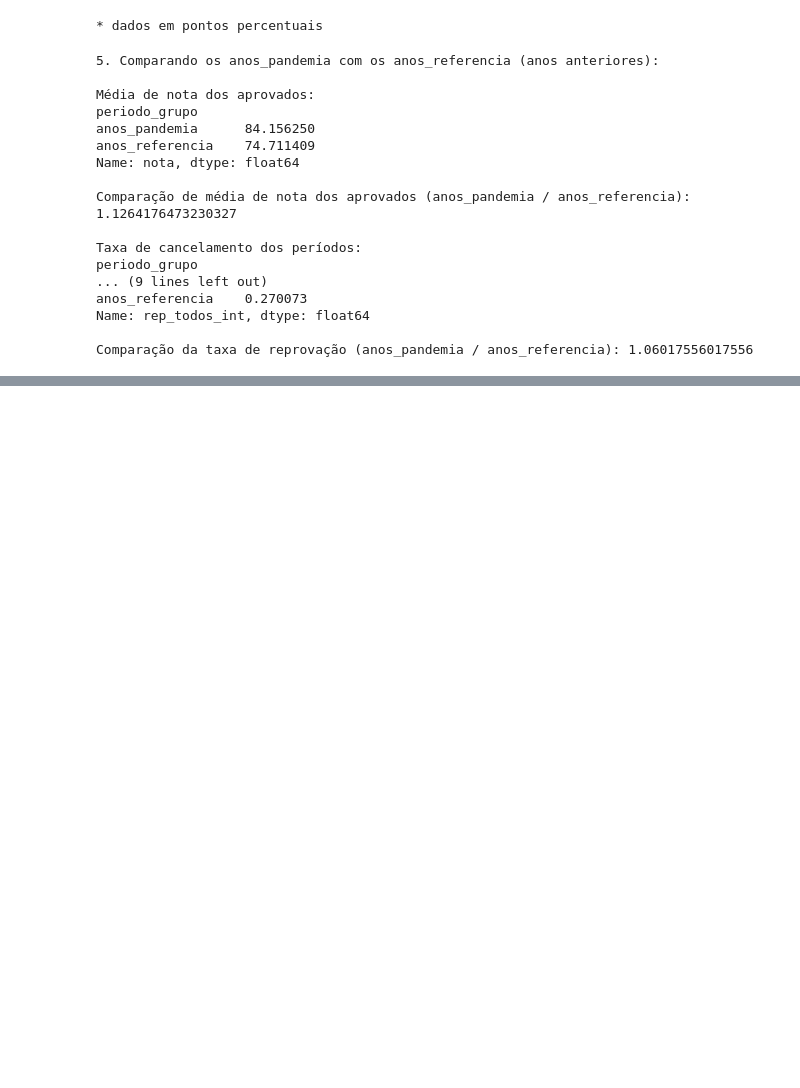
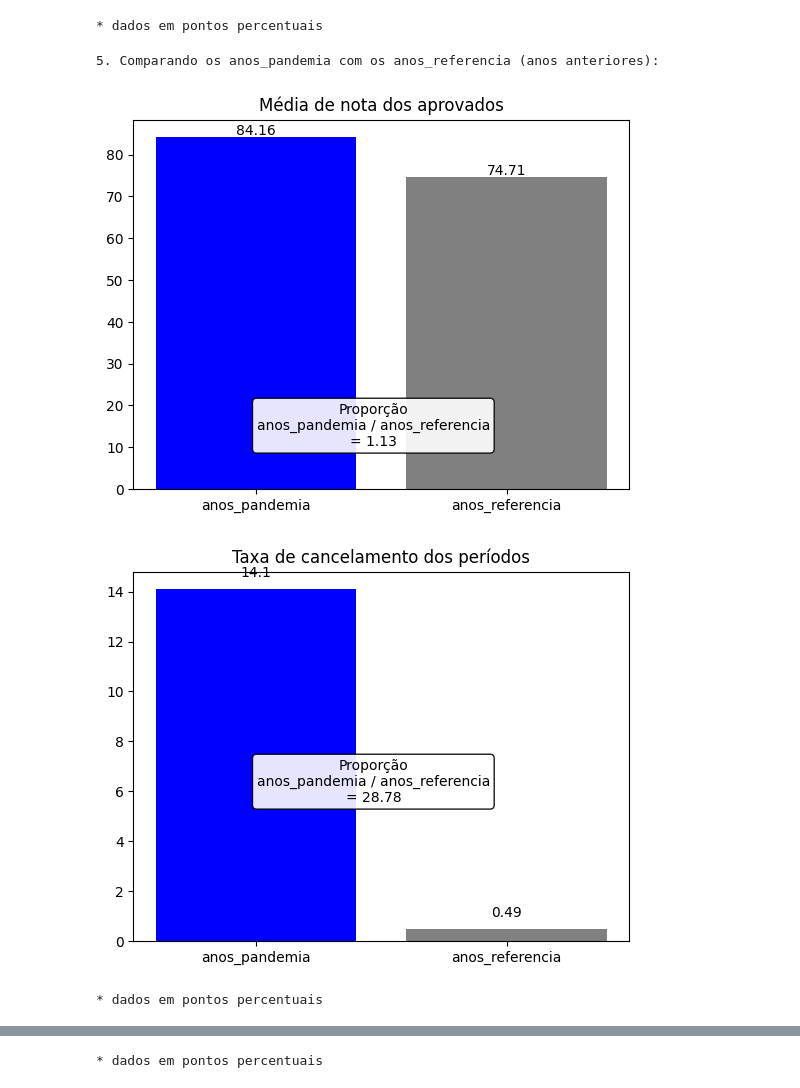
Before and after one commit to gab-berger/dsbd-pos, a Jupyter notebook: linguagem_programacao/python/trabalho1_analise_final.ipynb, the cells around one changed output, grey strips where cells are left out. Cells and saved outputs as stored; diff of their text form; code cells hidden in the pictures; blank space fills up the shorter version.

```diff
--- a/linguagem_programacao/python/trabalho1_analise_final.ipynb
+++ b/linguagem_programacao/python/trabalho1_analise_final.ipynb
@@ -43,7 +43,7 @@ rep_freq = df[df['status']=='R-freq']
 def fprc(numero):
     return "{:.2%}".format(numero)
 
-def gen_bar_graph(data:pd.Series,avg:float,title:str,leg_pos:str='lower right'):
+def gen_bar_graph(data:pd.Series,avg:float,title:str,leg_pos:str='lower right')->plt.show:
     gr12 = data.plot(kind='bar')
     gr12.bar_label(gr12.containers[0],size=9)
     plt.title(title)
@@ -57,6 +57,15 @@ def gen_bar_graph(data:pd.Series,avg:float,title:str,leg_pos:str='lower right'):
     plt.legend(loc=leg_pos)
     plt.xticks(rotation=45)
     plt.show()
+
+def gen_2bar_graph(data:pd.Series,title:str,comment:str,com_pos:float=0.2)->plt.show:
+    x = range(len(data))
+    plt.bar(x, data, tick_label=data.index, color=['blue', 'gray'])
+    for i, value in enumerate(data):
+        plt.text(i, value + 0.5, str(value), ha='center')
+    plt.title(title)
+    plt.figtext(0.5, com_pos, comment, ha='center', bbox=dict(facecolor='white', alpha=0.9, boxstyle='round'))
+    plt.show()
 # %% [output]
 Este estudo analisa o aproveitamento de estudantes na disciplina ALGORITMOS 1 entre os anos de 2011 e 2022.
 Serão desconsiderados registros de equivalência por se tratar de outro processo.
@@ -110,53 +119,35 @@ Porcentagem de evasões no período total: 15.27
 # %%
 # 5. Como os anos de pandemia impactaram no rendimento dos estudantes?
 gp_ref = 'anos_pandemia'
 gp_comp = 'anos_referencia'
 
-print(f'\n5. Comparando os {gp_ref} com os {gp_comp} (anos anteriores):')
+print(f'5. Comparando os {gp_ref} com os {gp_comp} (anos anteriores):')
 
-rendimento_aprovados = aprovados.groupby('periodo_grupo')['nota'].mean()
+rendimento_aprovados = aprovados.groupby('periodo_grupo')['nota'].mean().round(2)
 rendimento_aprovados = rendimento_aprovados[[gp_ref,gp_comp]]
-print('\nMédia de nota dos aprovados:')
-print(rendimento_aprovados)
+comp_rendimento = (rendimento_aprovados[gp_ref] / rendimento_aprovados[gp_comp]).round(2)
+gen_2bar_graph(rendimento_aprovados,
+               'Média de nota dos aprovados',
+               f'Proporção\n{gp_ref} / {gp_comp}\n= '+str(comp_rendimento))
 
-comp_rendimento = (rendimento_aprovados[gp_ref] / rendimento_aprovados[gp_comp])
-print(f'\nComparação de média de nota dos aprovados ({gp_ref} / {gp_comp}):',end=' ')
-print(comp_rendimento)
+taxa_cancelamento = (df.groupby('periodo_grupo')['status_cancelado_int'].mean()*100).round(2)
+taxa_cancelamento = taxa_cancelamento[[gp_ref,gp_comp]]
+comp_taxa_cancelamento = (taxa_cancelamento[gp_ref] / taxa_cancelamento[gp_comp]).round(2)
+gen_2bar_graph(taxa_cancelamento,
+               'Taxa de cancelamento dos períodos',
+               f'Proporção\n{gp_ref} / {gp_comp}\n= '+str(comp_taxa_cancelamento),
+               com_pos=0.4)
+print('* dados em pontos percentuais')
 
-
-taxa_cancelamento = df.groupby('periodo_grupo')['status_cancelado_int'].mean()
-taxa_cancelamento = taxa_cancelamento[[gp_ref,gp_comp]]
-print('\nTaxa de cancelamento dos períodos:')
-print(taxa_cancelamento)
-
-comp_taxa_cancelamento = (taxa_cancelamento[gp_ref] / taxa_cancelamento[gp_comp])
-print(f'\nComparação da taxa de cancelamento ({gp_ref} / {gp_comp}):',end=' ')
-print(comp_taxa_cancelamento)
-
-
-taxa_reprovacao = df.groupby('periodo_grupo')['rep_todos_int'].mean()
+taxa_reprovacao = (df.groupby('periodo_grupo')['rep_todos_int'].mean()*100).round(2)
 taxa_reprovacao = taxa_reprovacao[[gp_ref,gp_comp]]
-print('\nTaxa de reprovação dos períodos:')
-print(taxa_reprovacao)
-
-comp_taxa_reprovacao = (taxa_reprovacao[gp_ref] / taxa_reprovacao[gp_comp])
-print(f'\nComparação da taxa de reprovação ({gp_ref} / {gp_comp}):',end=' ')
-print(comp_taxa_reprovacao)
+comp_taxa_reprovacao = (taxa_reprovacao[gp_ref] / taxa_reprovacao[gp_comp]).round(2)
+gen_2bar_graph(taxa_reprovacao,
+               'Taxa de reprovação dos períodos',
+               f'Proporção\n{gp_ref} / {gp_comp}\n= '+str(comp_taxa_reprovacao))
+print('* dados em pontos percentuais')
 # %% [output]
 5. Comparando os anos_pandemia com os anos_referencia (anos anteriores):
-
-Média de nota dos aprovados:
-periodo_grupo
-anos_pandemia      84.156250
-anos_referencia    74.711409
-Name: nota, dtype: float64
-
-Comparação de média de nota dos aprovados (anos_pandemia / anos_referencia): 1.1264176473230327
-
-Taxa de cancelamento dos períodos:
-periodo_grupo
-... (9 lines left out)
-anos_referencia    0.270073
-Name: rep_todos_int, dtype: float64
-
-Comparação da taxa de reprovação (anos_pandemia / anos_referencia): 1.06017556017556
+[figure, added]
+[figure, added]
+* dados em pontos percentuais
@@ -163,3 +155,4 @@ Comparação da taxa de reprovação (anos_pandemia / anos_referencia): 1.060175
+* dados em pontos percentuais
 # %%
 # 6. Compare a volta às aulas híbrida (2022 período 1) com os anos de pandemia e os anos anteriores.
 gp_ref = 'semestre_hib_22_1'
```
Also changed, not shown: parts of 4 cells of this notebook.
